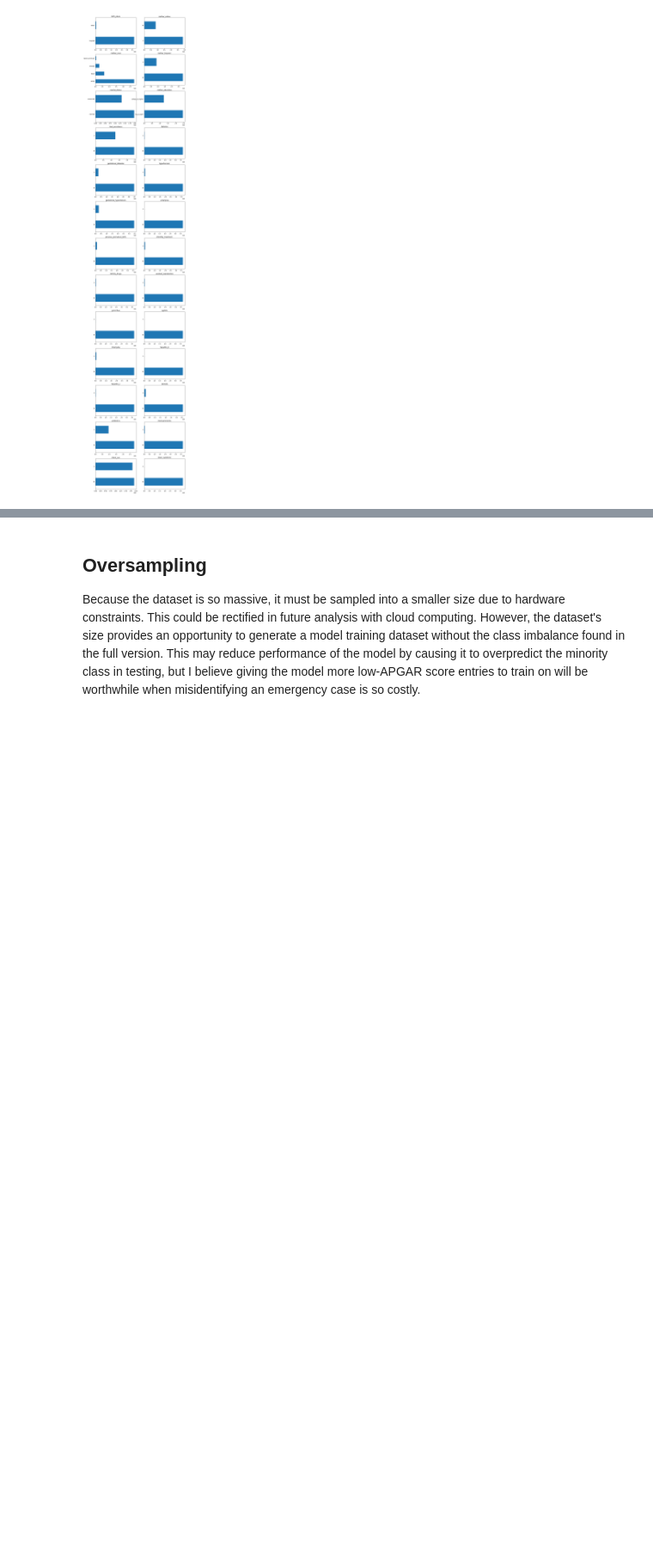
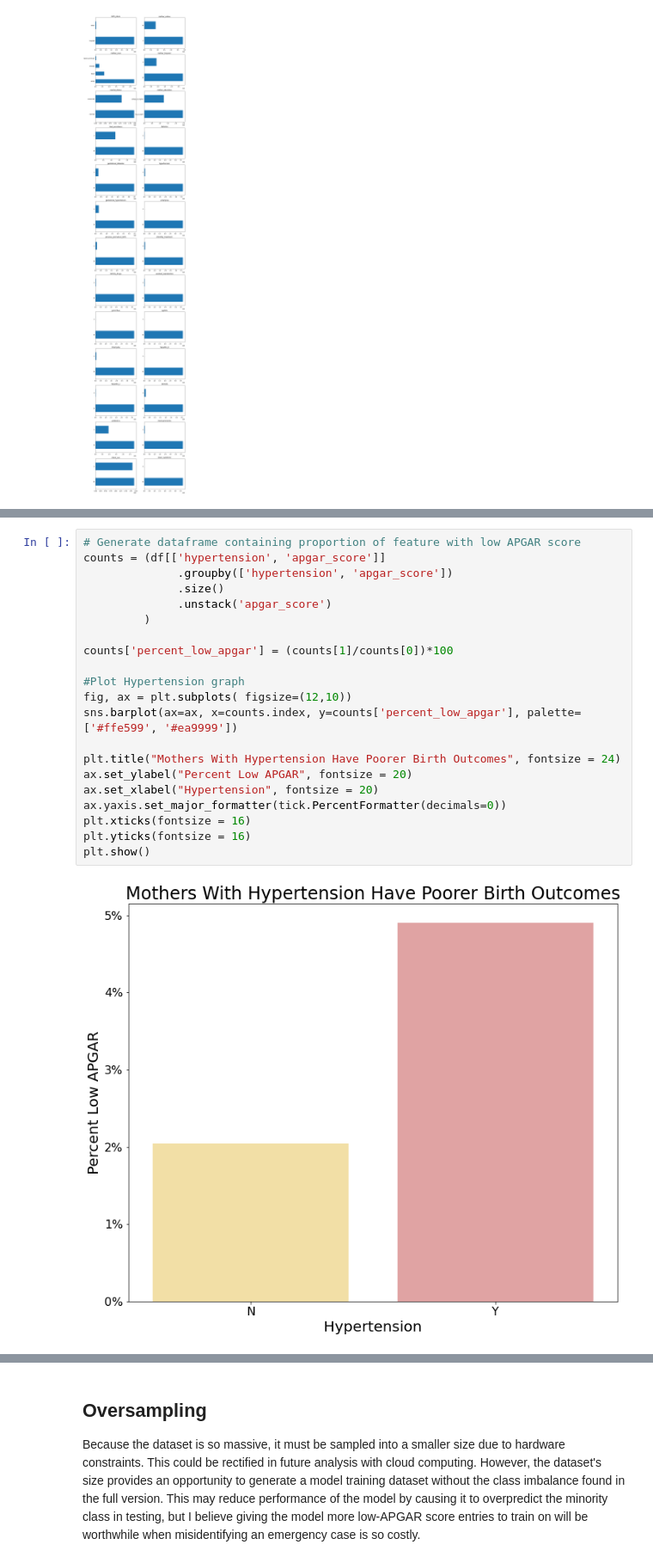
Before and after one commit to Patrick-Arnold/Capstone_Project, a Jupyter notebook: Capstone.ipynb, the cells around one changed output, grey strips where cells are left out. Shown at 86% size. Drawn from its saved outputs; the diff is of its cells as text; blank space fills up the shorter version.

```diff
--- a/Capstone.ipynb
+++ b/Capstone.ipynb
@@ -194,0 +239,23 @@ ValueError: Grouper for 'apgar_score' not 1-dimensional
+# %%
+# Generate dataframe containing proportion of feature with low APGAR score
+counts = (df[['hypertension', 'apgar_score']]
+              .groupby(['hypertension', 'apgar_score'])
+              .size()
+              .unstack('apgar_score')
+         )
+
+counts['percent_low_apgar'] = (counts[1]/counts[0])*100
+
+#Plot Hypertension graph
+fig, ax = plt.subplots( figsize=(12,10))
+sns.barplot(ax=ax, x=counts.index, y=counts['percent_low_apgar'], palette=['#ffe599', '#ea9999'])
+
+plt.title("Mothers With Hypertension Have Poorer Birth Outcomes", fontsize = 24)
+ax.set_ylabel("Percent Low APGAR", fontsize = 20)
+ax.set_xlabel("Hypertension", fontsize = 20)
+ax.yaxis.set_major_formatter(tick.PercentFormatter(decimals=0))
+plt.xticks(fontsize = 16)
+plt.yticks(fontsize = 16)
+plt.show()
+# %% [output]
+[figure, added]
```
Also changed, not shown: parts of 18 cells of this notebook, 1 other file.
